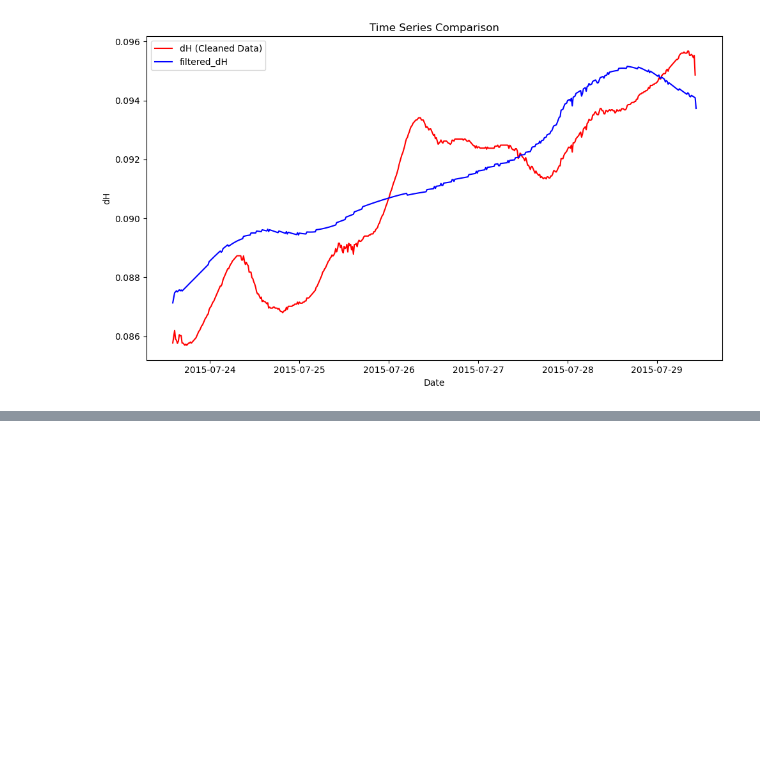
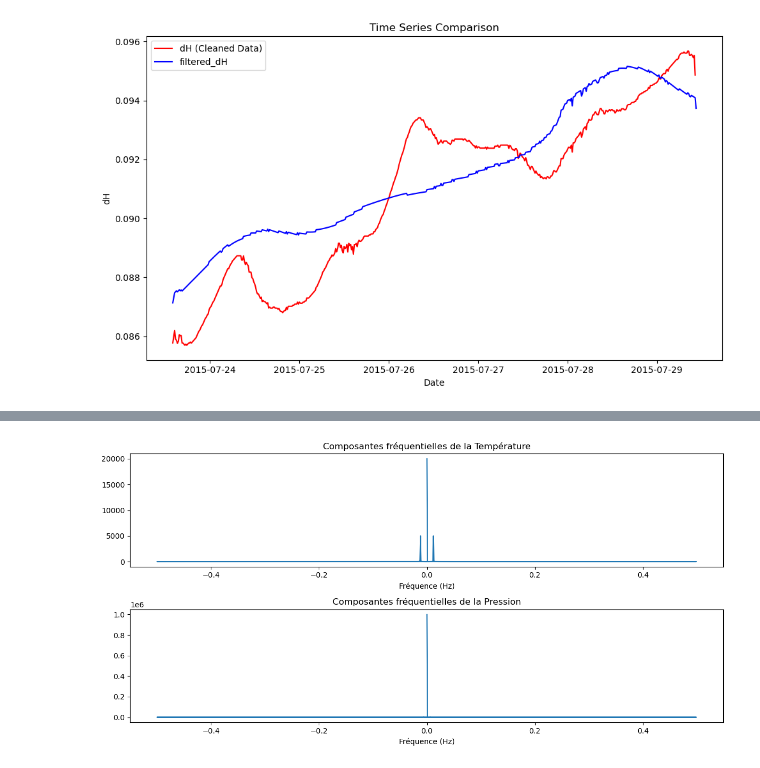
Before and after one commit to Lauredesorgues/MOLONARI_projet_3-, a Jupyter notebook: traitement_data_molonari_12-10_Francisco.ipynb, the cells around one changed output, grey strips where cells are left out. Saved outputs shown, nothing was run; the diff lists cells and outputs as text; code cells hidden in the pictures; blank space fills up the shorter version.

```diff
--- a/traitement_data_molonari_12-10_Francisco.ipynb
+++ b/traitement_data_molonari_12-10_Francisco.ipynb
@@ -397,0 +495,28 @@ plt.show()
+# %%
+import numpy as np
+import matplotlib.pyplot as plt
+
+# Exemple de signaux de température et de pression (remplacez-les par vos données réelles)
+time = np.linspace(0, 24, 1000)  # Temps en heures
+temperature = 10 * np.sin(2 * np.pi * 0.5 * time) + 20  # Signal de température
+pression = 1000 + 10 * np.sin(2 * np.pi * 0.25 * time)  # Signal de pression
+
+# Calcul de la transformée de Fourier
+fft_temperature = np.fft.fft(temperature)
+fft_pression = np.fft.fft(pression)
+freq = np.fft.fftfreq(len(time))
+
+# Affichage des composantes fréquentielles
+plt.figure(figsize=(12, 6))
+plt.subplot(2, 1, 1)
+plt.plot(freq, np.abs(fft_temperature))
+plt.title('Composantes fréquentielles de la Température')
+plt.xlabel('Fréquence (Hz)')
+plt.subplot(2, 1, 2)
+plt.plot(freq, np.abs(fft_pression))
+plt.title('Composantes fréquentielles de la Pression')
+plt.xlabel('Fréquence (Hz)')
+plt.tight_layout()
+plt.show()
+# %% [output]
+[figure, added]
```
Also changed, not shown: parts of 4 cells of this notebook.
